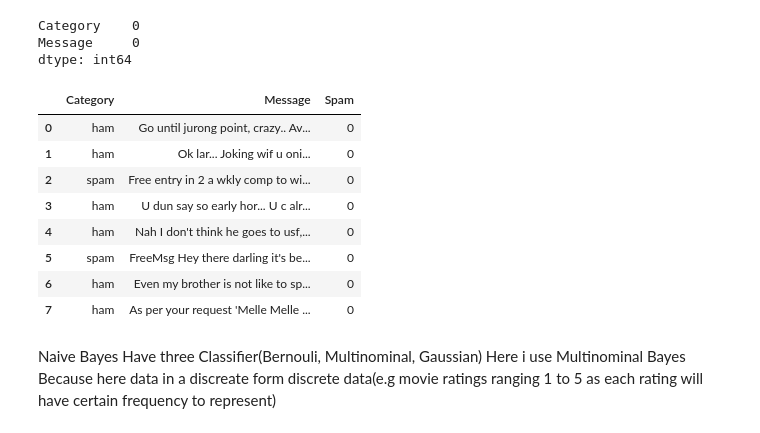
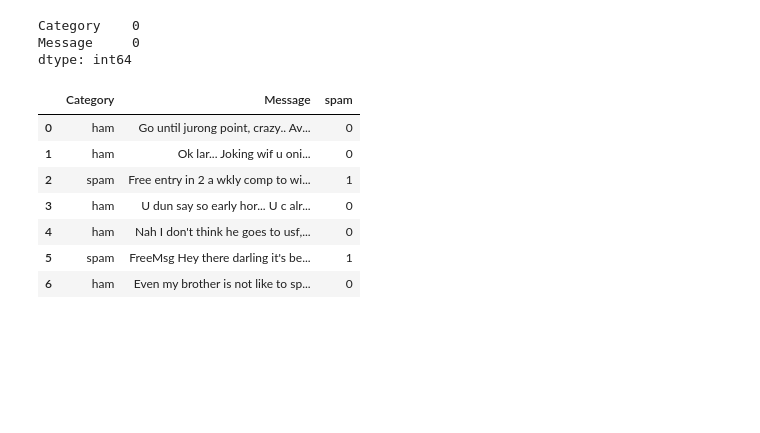
Before and after one commit to Brian342/Jupyter_NoteBook, a Jupyter notebook: SpamDetection.ipynb, the cells around one changed output. Drawn from its saved outputs; the diff is of its cells as text; code cells hidden in the pictures; blank space fills up the shorter version.

```diff
--- a/SpamDetection.ipynb
+++ b/SpamDetection.ipynb
@@ -47,17 +54,16 @@ Category    0
 Message     0
 dtype: int64
 # %%
-data['Spam']=data['Category'].apply(lambda x:1 if x == 'spma' else 0)
-data.head(8)
+data["spam"]=data["Category"].apply(lambda x:1 if x == 'spam' else 0)
+data.head(7)
 # %% [output]
-|  | Category | Message | Spam |
+|  | Category | Message | spam |
 | 0 | ham | Go until jurong point, crazy.. Av... | 0 |
 | 1 | ham | Ok lar... Joking wif u oni... | 0 |
-| 2 | spam | Free entry in 2 a wkly comp to wi... | 0 |
+| 2 | spam | Free entry in 2 a wkly comp to wi... | 1 |
 | 3 | ham | U dun say so early hor... U c alr... | 0 |
 | 4 | ham | Nah I don't think he goes to usf,... | 0 |
-| 5 | spam | FreeMsg Hey there darling it's be... | 0 |
+| 5 | spam | FreeMsg Hey there darling it's be... | 1 |
 | 6 | ham | Even my brother is not like to sp... | 0 |
-| 7 | ham | As per your request 'Melle Melle ... | 0 |
 # %%
 from sklearn.model_selection import train_test_split
@@ -67,6 +72,4 @@ X_train,X_test,y_train,y_test=train_test_split(data.Message,data.Spam,test_size=
 from sklearn.feature_extraction.text import CountVectorizer
-# %% [markdown]
-Naive Bayes Have three Classifier(Bernouli, Multinominal, Gaussian) Here i use Multinominal Bayes Because here data in a discreate form discrete data(e.g movie ratings ranging 1 to 5 as each rating will have certain frequency to represent)
 # %%
 from sklearn.naive_bayes import MultinomialNB
 # %%
```
Also changed, not shown: parts of 20 cells of this notebook, 4 other files.
